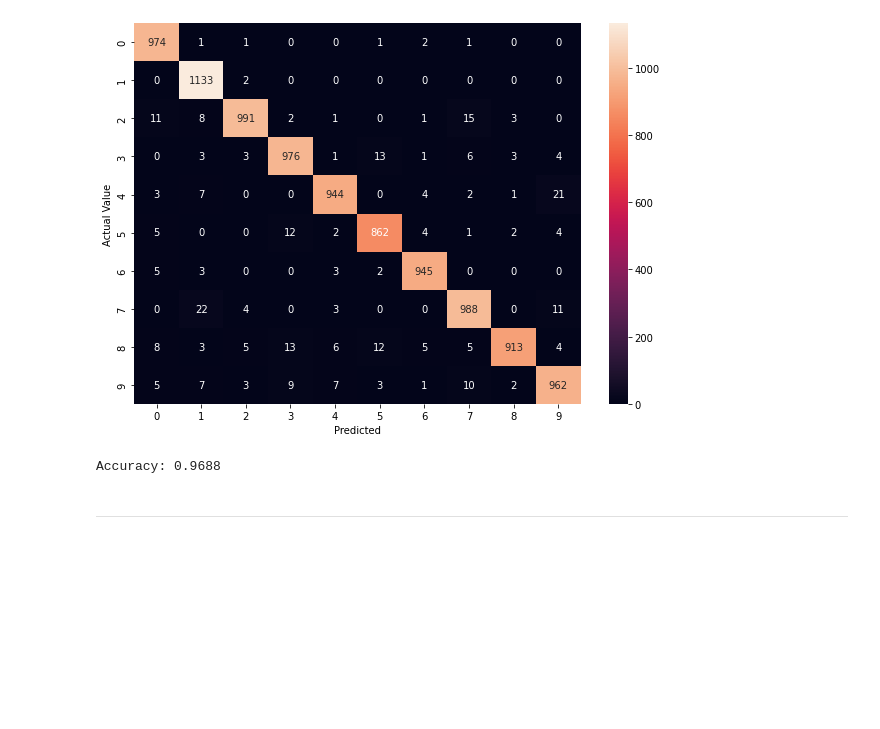
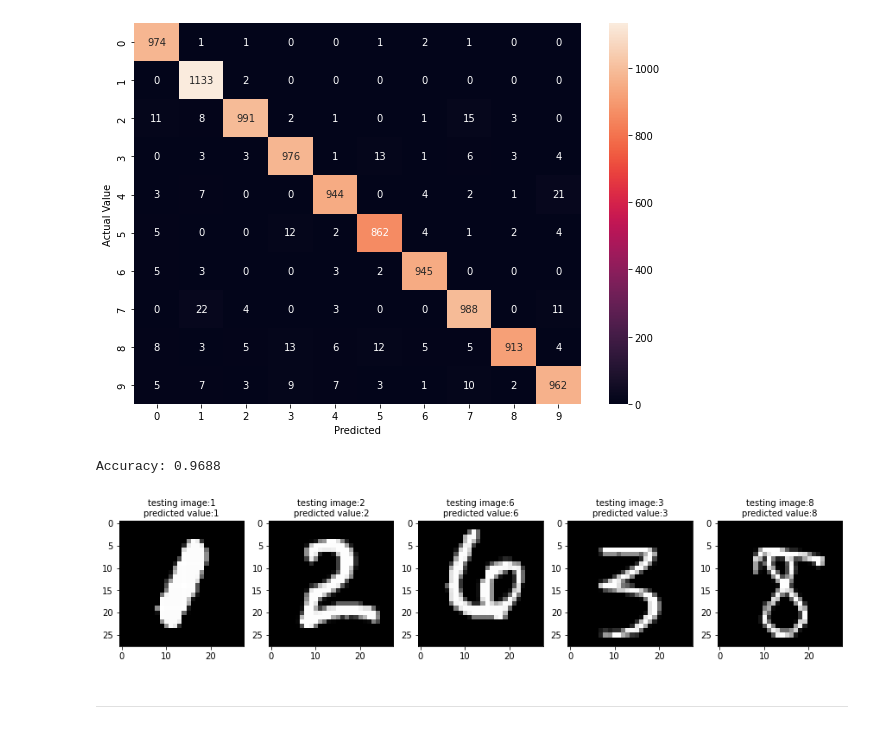
Before and after one commit to arabind-meher/Hand-Written-Digit-Recognition, a Jupyter notebook: Model Testing/knn.ipynb, the cells around one changed output. Drawn from its saved outputs; the diff is of its cells as text; code cells hidden in the pictures; blank space fills up the shorter version.

Commit message:
displayed image with predicted value

```diff
--- a/Model Testing/knn.ipynb
+++ b/Model Testing/knn.ipynb
@@ -20,11 +20,18 @@ testing_labels_filepath = r'dataset\t10k-labels.idx1-ubyte'
 x_train, y_train = loadlocal_mnist(training_images_filepath, training_labels_filepath)
 x_test, y_test = loadlocal_mnist(testing_images_filepath, testing_labels_filepath)
 
+# Reshaping Data for Ploting
+x_train_r = x_train.reshape(60000, 28, 28)
+x_test_r = x_test.reshape(10000, 28, 28)
+
 # Dimesity of Traning & Testing Data
 print('Dimension of training images:', np.shape(x_train))
 print('Dimension of trainig labels:',np.shape(y_train))
 print('Dimension of testing images:', np.shape(x_test))
 print('Dimension of testing labels:',np.shape(y_test))
+print()
+print('Dimension of *training images:', np.shape(x_train_r))
+print('Dimension of *testing images:', np.shape(x_test_r))
 # %% [output]
 Dimension of training images: (60000, 784)
 Dimension of trainig labels: (60000,)
@@ -72,5 +82,30 @@ Text(69.0, 0.5, 'Actual Value')
 print(f'Accuracy: {classifier.score(x_test, y_test)}')
 # %% [output]
 Accuracy: 0.9688
+# %%
+# Choosing 5 image to display at random
+image = list()
+title = list()
+
+for i in range(5):
+    r = random.randint(1, len(x_test_r))
+    image.append(x_test_r[r])
+    p = classifier.predict(x_test[r].reshape(1, -1))[0]
+    title.append('testing image:' + str(y_test[r]) + '\npredicted value:' + str(p))
+
+plt.figure(figsize=(15, 10))
+position = 1
+
+for x in zip(image, title):
+    image = x[0]
+    title = x[1]
+
+    plt.subplot(2, 5, position)
+    plt.imshow(image, cmap=plt.cm.gray)
+    plt.title(title, fontsize=10)
+
+    position += 1
+# %% [output]
+[figure, added]
 # %% [markdown]
 ---
```
Also changed, not shown: parts of 2 cells of this notebook.
